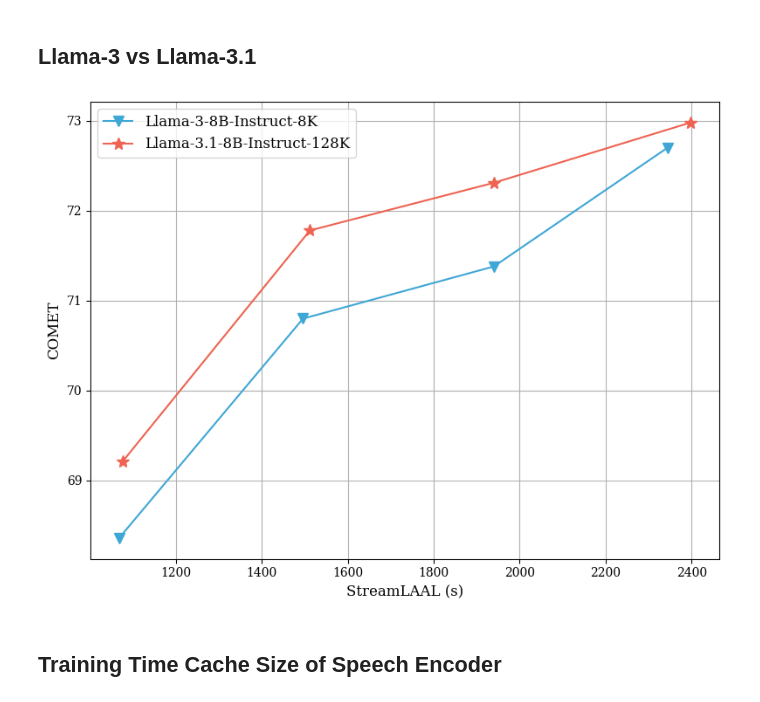
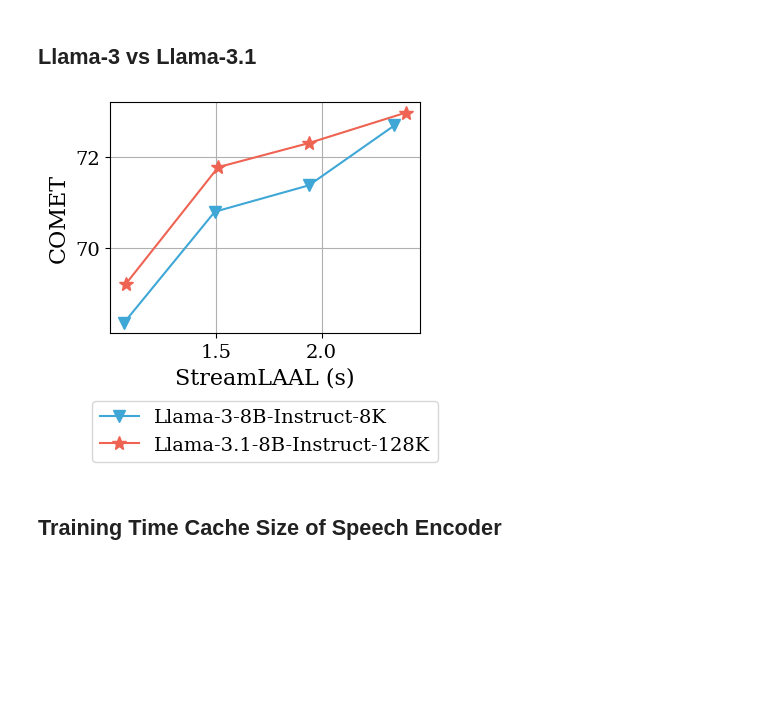
Before and after one commit to LeiLiLab/InfiniSST, a Jupyter notebook: plots/plot.ipynb, the cells around one changed output. Drawn from its saved outputs; the diff is of its cells as text; code cells hidden in the pictures; blank space fills up the shorter version.

```diff
--- a/plots/plot.ipynb
+++ b/plots/plot.ipynb
@@ -615,42 +615,43 @@ data = {
 }
 
 # Create figure
-fig, ax = plt.subplots(figsize=(8, 6))
+fig, ax = plt.subplots(figsize=(4, 3))
 
 # Style settings
 styles = {
     'Llama-3-8B-Instruct-8K': {'color': '#3FA7D6', 'marker': 'v', 'linestyle': '-', 'markersize': 8},
     'Llama-3.1-8B-Instruct-128K': {'color': '#EE6352', 'marker': '*', 'linestyle': '-', 'markersize': 10}
 }
 
 # Plot each line
 for model, values in data.items():
     style = styles[model]
     ax.plot(
-        [x for x in values['StreamLAAL']],
+        [x / 1000 for x in values['StreamLAAL']],
         values['COMET'],
         label=model,
         marker=style['marker'],
         linestyle=style['linestyle'],
         color=style['color'],
         markersize=style['markersize']
     )
 
 # Customize plot
-ax.set_xlabel('StreamLAAL (s)', fontsize=12)
-ax.set_ylabel('COMET', fontsize=12)
+ax.set_xlabel('StreamLAAL (s)', fontsize=16)
+ax.set_ylabel('COMET', fontsize=16)
 ax.grid(True)
-ax.legend(fontsize=12)
+ax.tick_params(labelsize=14)
 
 # Set axis limits and ticks
 # ax.set_xlim(1.0, 4.5)
 # ax.set_xticks(np.arange(1.0, 4.5, 0.5))
 
-plt.tight_layout()
+ax.legend(fontsize=14, loc='lower center', bbox_to_anchor=(0.5, -0.6))
+# plt.tight_layout()
 plt.savefig('figures/llm_context_length.pdf', bbox_inches='tight', dpi=300)
 plt.show()
 # %% [output]
-[figure, old version]
+[figure, new version]
 # %% [markdown]
 ## Training Time Cache Size of Speech Encoder
 # %%
```
Also changed, not shown: parts of 1 cell of this notebook, 24 other files.
